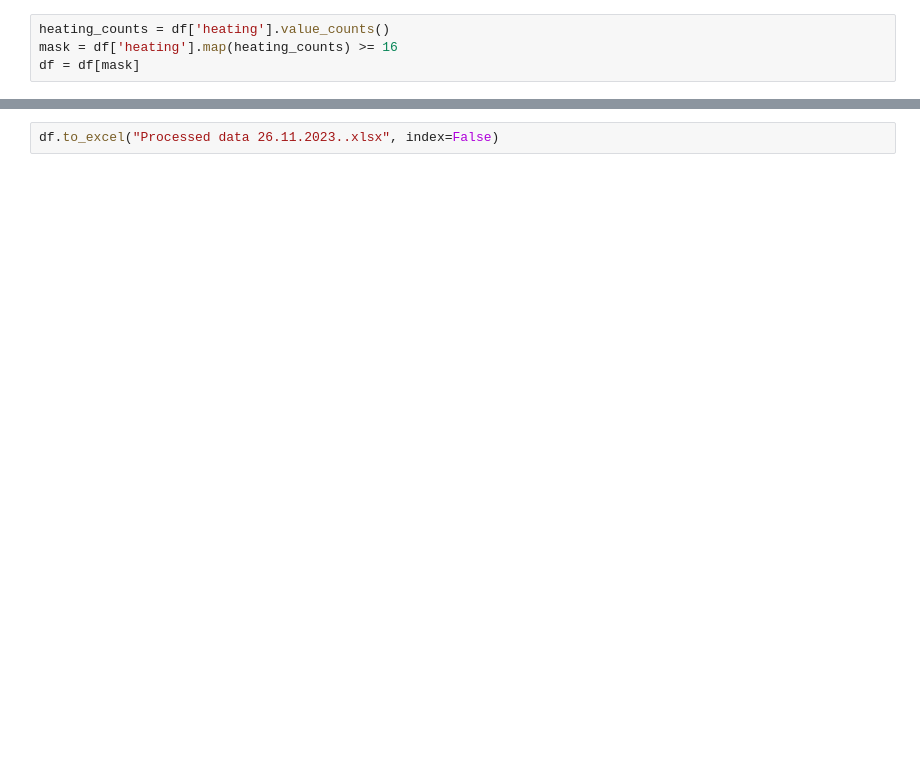
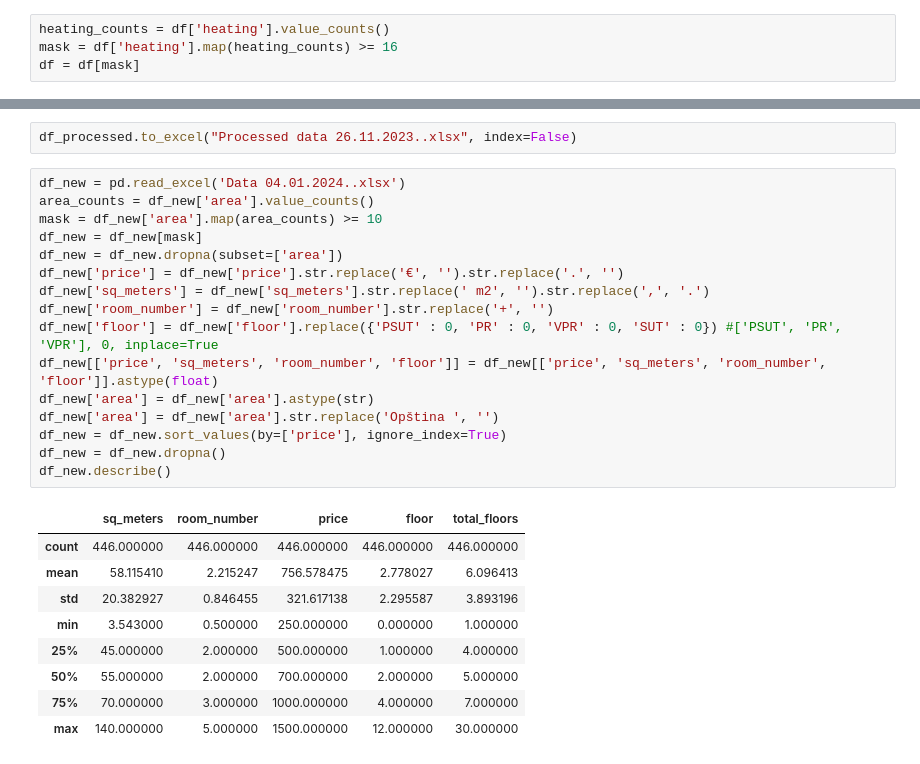
Before and after one commit to dvd998/apartment-data-analysis, a Jupyter notebook: visualization.ipynb, the cells around one changed output, grey strips where cells are left out. Saved outputs shown, nothing was run; the diff lists cells and outputs as text; blank space fills up the shorter version.

```diff
--- a/visualization.ipynb
+++ b/visualization.ipynb
@@ -101,4 +98,30 @@ sns.heatmap(df.corr(), annot=True, cmap='YlGnBu')
 <AxesSubplot:>
 [figure]
 # %%
-df.to_excel("Processed data 26.11.2023..xlsx", index=False)
+df_processed.to_excel("Processed data 26.11.2023..xlsx", index=False)
+# %%
+df_new = pd.read_excel('Data 04.01.2024..xlsx')
+area_counts = df_new['area'].value_counts()
+mask = df_new['area'].map(area_counts) >= 10
+df_new = df_new[mask]
+df_new = df_new.dropna(subset=['area'])
+df_new['price'] = df_new['price'].str.replace('€', '').str.replace('.', '')
+df_new['sq_meters'] = df_new['sq_meters'].str.replace(' m2', '').str.replace(',', '.')
+df_new['room_number'] = df_new['room_number'].str.replace('+', '')
+df_new['floor'] = df_new['floor'].replace({'PSUT' : 0, 'PR' : 0, 'VPR' : 0, 'SUT' : 0}) #['PSUT', 'PR', 'VPR'], 0, inplace=True
+df_new[['price', 'sq_meters', 'room_number', 'floor']] = df_new[['price', 'sq_meters', 'room_number', 'floor']].astype(float)
+df_new['area'] = df_new['area'].astype(str)
+df_new['area'] = df_new['area'].str.replace('Opština ', '')
+df_new = df_new.sort_values(by=['price'], ignore_index=True)
+df_new = df_new.dropna()
+df_new.describe()
+# %% [output]
+|  | sq_meters | room_number | price | floor | total_floors |
+| count | 446.000000 | 446.000000 | 446.000000 | 446.000000 | 446.000000 |
+| mean | 58.115410 | 2.215247 | 756.578475 | 2.778027 | 6.096413 |
+| std | 20.382927 | 0.846455 | 321.617138 | 2.295587 | 3.893196 |
+| min | 3.543000 | 0.500000 | 250.000000 | 0.000000 | 1.000000 |
+| 25% | 45.000000 | 2.000000 | 500.000000 | 1.000000 | 4.000000 |
+| 50% | 55.000000 | 2.000000 | 700.000000 | 2.000000 | 5.000000 |
+| 75% | 70.000000 | 3.000000 | 1000.000000 | 4.000000 | 7.000000 |
+| max | 140.000000 | 5.000000 | 1500.000000 | 12.000000 | 30.000000 |
```
Also changed, not shown: parts of 6 cells of this notebook, 3 other files.
